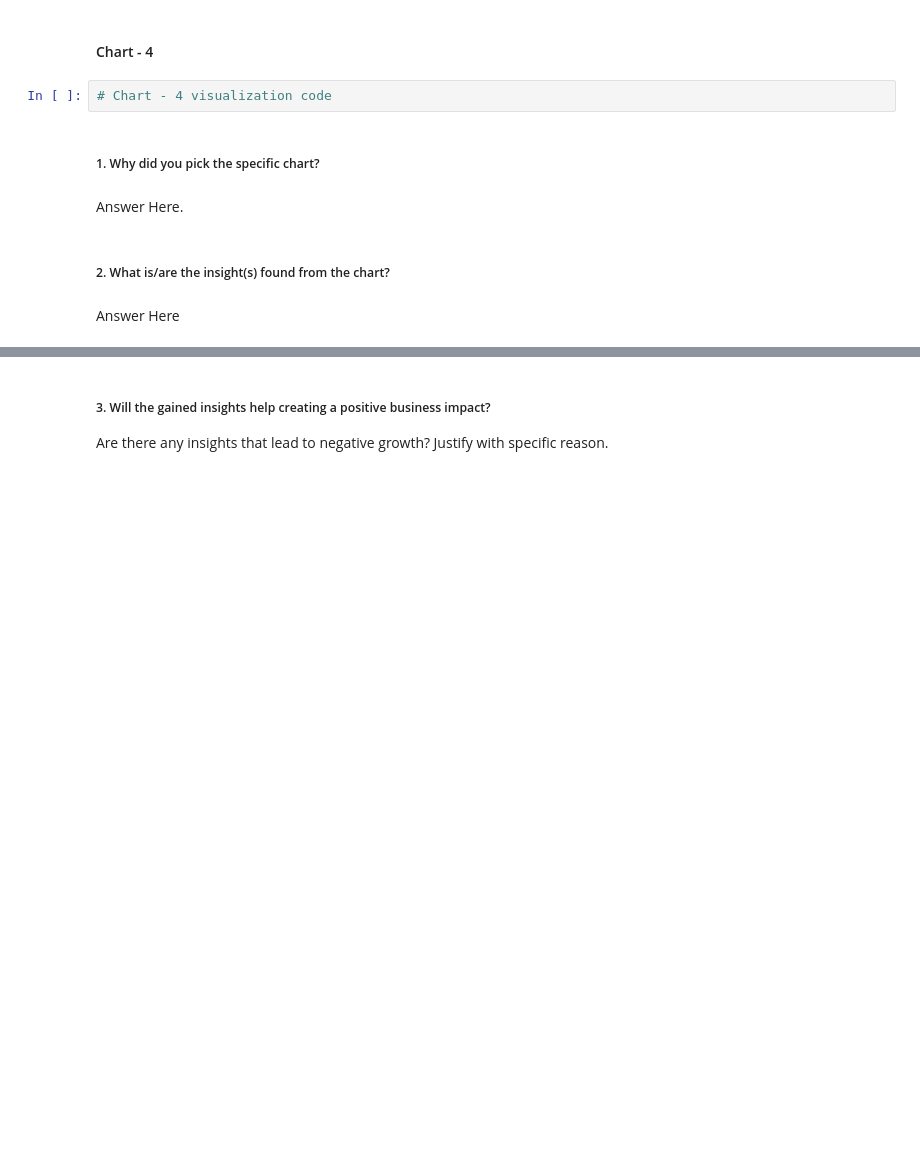
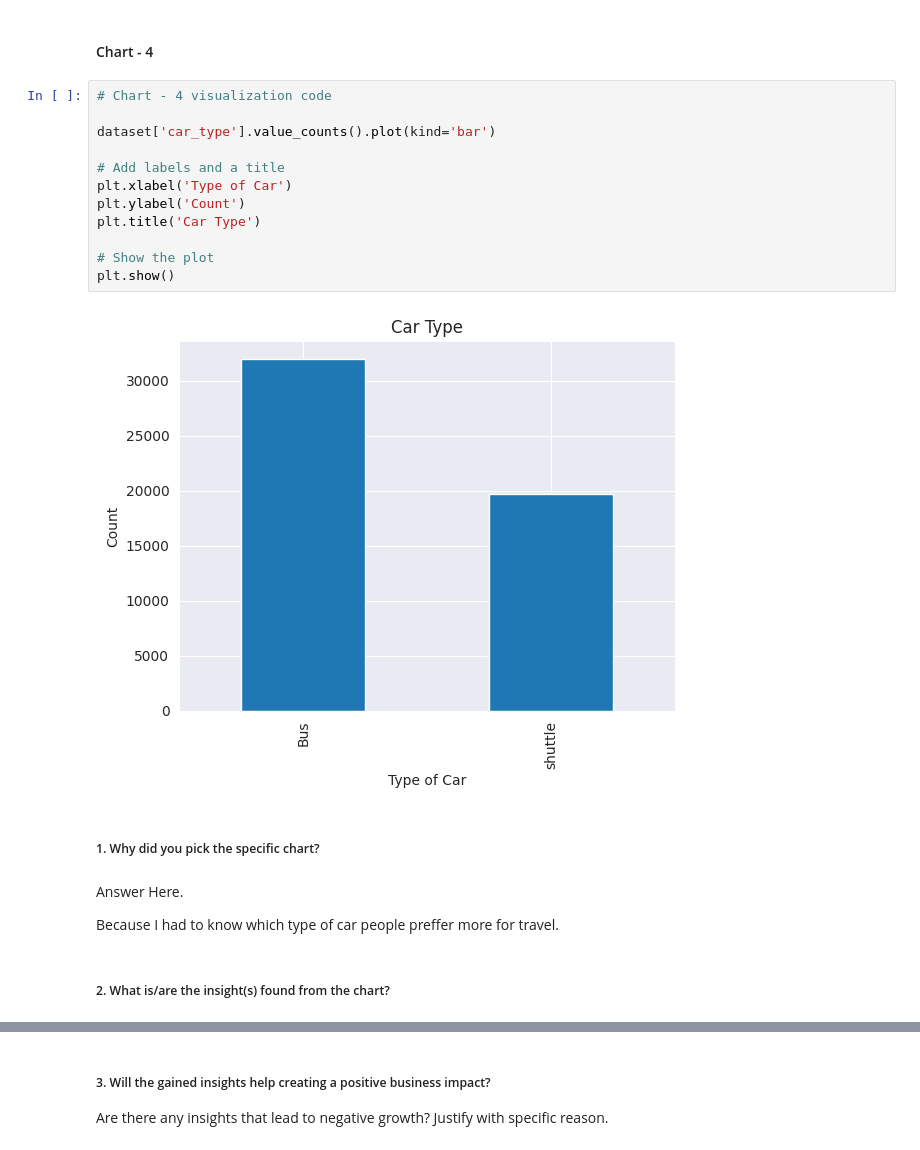
Before and after one commit to Manoharjha333/transport-demand-prediction, a Jupyter notebook: ML_Submission_Template.ipynb, the cells around one changed output, grey strips where cells are left out. Drawn from its saved outputs; the diff is of its cells as text; blank space fills up the shorter version.

```diff
--- a/ML_Submission_Template.ipynb
+++ b/ML_Submission_Template.ipynb
@@ -506,13 +513,25 @@ Answer Here
 This shows us how we can take advantage of the crowd
 # %% [markdown]
 #### Chart - 4
-# %%
-# Chart - 4 visualization code
+# %%
+# Chart - 4 visualization code
+
+dataset['car_type'].value_counts().plot(kind='bar')
+
+# Add labels and a title
+plt.xlabel('Type of Car')
+plt.ylabel('Count')
+plt.title('Car Type')
+
+# Show the plot
+plt.show()
+# %% [output]
+[figure, added]
 # %% [markdown]
 ##### 1. Why did you pick the specific chart?
-# %% [markdown]
-Answer Here.
+# %% [markdown]
+Answer Here.
+
+Because I had to know which type of car people preffer more for travel.
 # %% [markdown]
 ##### 2. What is/are the insight(s) found from the chart?
-# %% [markdown]
-Answer Here
```
Also changed, not shown: parts of 2 cells of this notebook.
